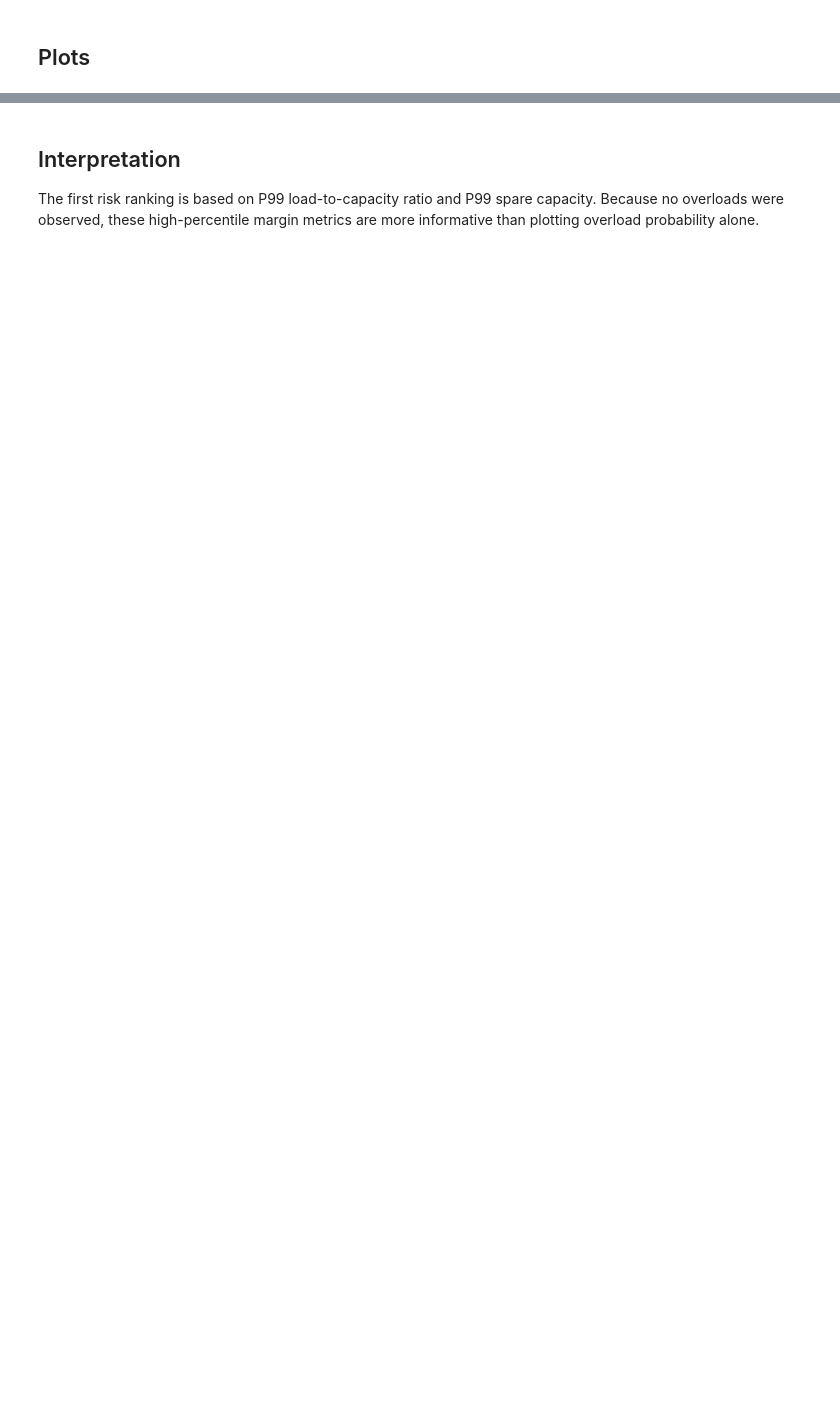
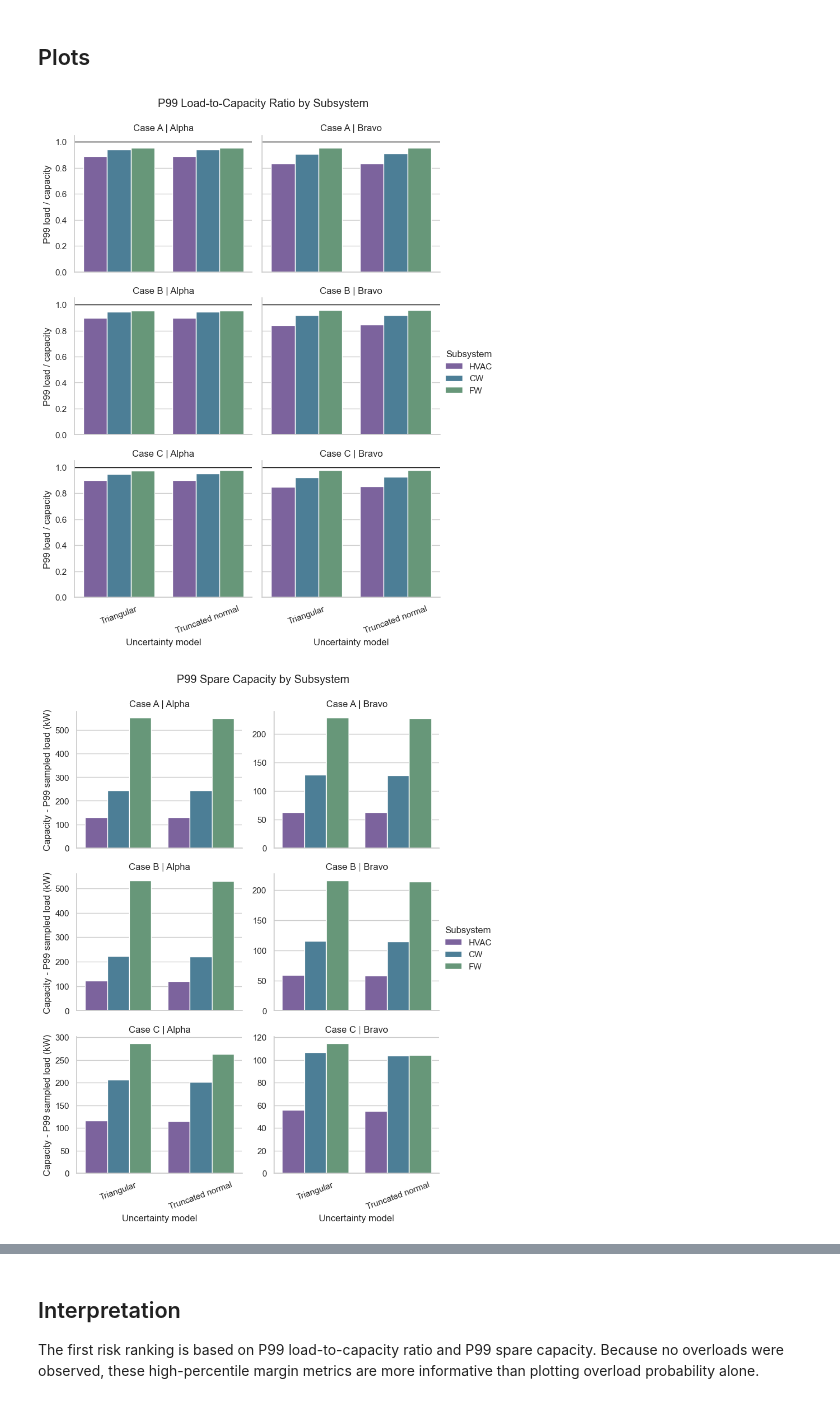
Before and after one commit to HBurgess173/Monte-Carlo-Simulation-of-a-Cascading-Cooling-System, a Jupyter notebook: notebooks/05_monte_carlo_simulation.ipynb, the cells around one changed output, grey strips where cells are left out. Saved outputs shown, nothing was run; the diff lists cells and outputs as text; code cells hidden in the pictures; blank space fills up the shorter version.

```diff
--- a/notebooks/05_monte_carlo_simulation.ipynb
+++ b/notebooks/05_monte_carlo_simulation.ipynb
@@ -602,6 +792,11 @@ display(p99_ratio_table)
 # %%
 if plotting_available:
     sns.set_theme(style="whitegrid")
+
+    if "monte_carlo_results" not in globals():
+        monte_carlo_results = pd.read_csv(tables_output_path / "monte_carlo_results_summary.csv")
+    if "monte_carlo_plot_samples" not in globals():
+        monte_carlo_plot_samples = pd.read_csv(tables_output_path / "monte_carlo_plot_samples.csv")
 
     ratio_plot = monte_carlo_results.copy()
     ratio_plot["scenario_label"] = ratio_plot["scenario"].map({
@@ -616,11 +811,14 @@ if plotting_available:
 
     graph = sns.catplot(
         data=ratio_plot,
-        x="subsystem",
+        x="distribution_model",
         y="p99_load_to_capacity_ratio",
-        hue="distribution_model",
+        hue="subsystem",
         row="margin_case_label",
         col="scenario_label",
+        order=["Triangular", "Truncated normal"],
+        hue_order=SYSTEM_ORDER,
+        palette=SYSTEM_PALETTE,
         kind="bar",
         height=3.1,
         aspect=1.2,
@@ -628,12 +826,13 @@ if plotting_available:
     )
     graph.set_titles("{row_name} | {col_name}")
     graph.fig.suptitle("P99 Load-to-Capacity Ratio by Subsystem", y=1.03)
-    graph.set_axis_labels("Subsystem", "P99 load / capacity")
+    graph.set_axis_labels("Uncertainty model", "P99 load / capacity")
     if graph._legend is not None:
-        graph._legend.set_title("Uncertainty model")
+        graph._legend.set_title("Subsystem")
     for axis in graph.axes.flat:
         axis.axhline(1.0, color="black", linewidth=1)
         axis.set_ylim(0, 1.05)
+        axis.tick_params(axis="x", rotation=20)
     graph.savefig(
         figures_output_path / "monte_carlo_p99_load_to_capacity_ratio.png",
         dpi=150,
@@ -654,11 +853,14 @@ if plotting_available:
 
     graph = sns.catplot(
         data=spare_plot,
-        x="subsystem",
+        x="distribution_model",
         y="p99_spare_capacity_kw",
-        hue="distribution_model",
+        hue="subsystem",
         row="margin_case_label",
         col="scenario_label",
+        order=["Triangular", "Truncated normal"],
+        hue_order=SYSTEM_ORDER,
+        palette=SYSTEM_PALETTE,
         kind="bar",
         height=3.1,
         aspect=1.2,
@@ -666,11 +868,12 @@ if plotting_available:
     )
     graph.set_titles("{row_name} | {col_name}")
     graph.fig.suptitle("P99 Spare Capacity by Subsystem", y=1.03)
-    graph.set_axis_labels("Subsystem", "Capacity - P99 sampled load (kW)")
+    graph.set_axis_labels("Uncertainty model", "Capacity - P99 sampled load (kW)")
     if graph._legend is not None:
-        graph._legend.set_title("Uncertainty model")
+        graph._legend.set_title("Subsystem")
     for axis in graph.axes.flat:
         axis.axhline(0, color="black", linewidth=1)
+        axis.tick_params(axis="x", rotation=20)
     graph.savefig(
         figures_output_path / "monte_carlo_p99_spare_capacity.png",
         dpi=150,
@@ -682,30 +885,36 @@ if plotting_available:
         bbox_inches="tight",
     )
     plt.show()
 
     graph = sns.displot(
         data=monte_carlo_plot_samples,
         x="sampled_load_kw",
         hue="distribution_model",
         row="scenario",
         col="subsystem",
+        col_order=SYSTEM_ORDER,
+        hue_order=["Triangular", "Truncated normal"],
+        palette=DISTRIBUTION_PALETTE,
         kind="hist",
         bins=40,
         common_bins=False,
         facet_kws={"sharex": False, "sharey": False},
         alpha=0.55,
         height=3.0,
         aspect=1.15,
     )
     graph.fig.suptitle("Sampled Cascaded Load Distributions", y=1.02)
     graph.set_axis_labels("Sampled cascaded load (kW)", "Count")
     if graph._legend is not None:
         graph._legend.set_title("Uncertainty model")
     graph.savefig(
         figures_output_path / "monte_carlo_sampled_load_distributions.png",
         dpi=150,
         bbox_inches="tight",
     )
     plt.show()
 else:
     print("Skipping plots because matplotlib and seaborn are not installed in this Python environment.")
+# %% [output]
+[figure, added]
+[figure, added]
```
Also changed, not shown: parts of 14 cells of this notebook, 31 other files.
